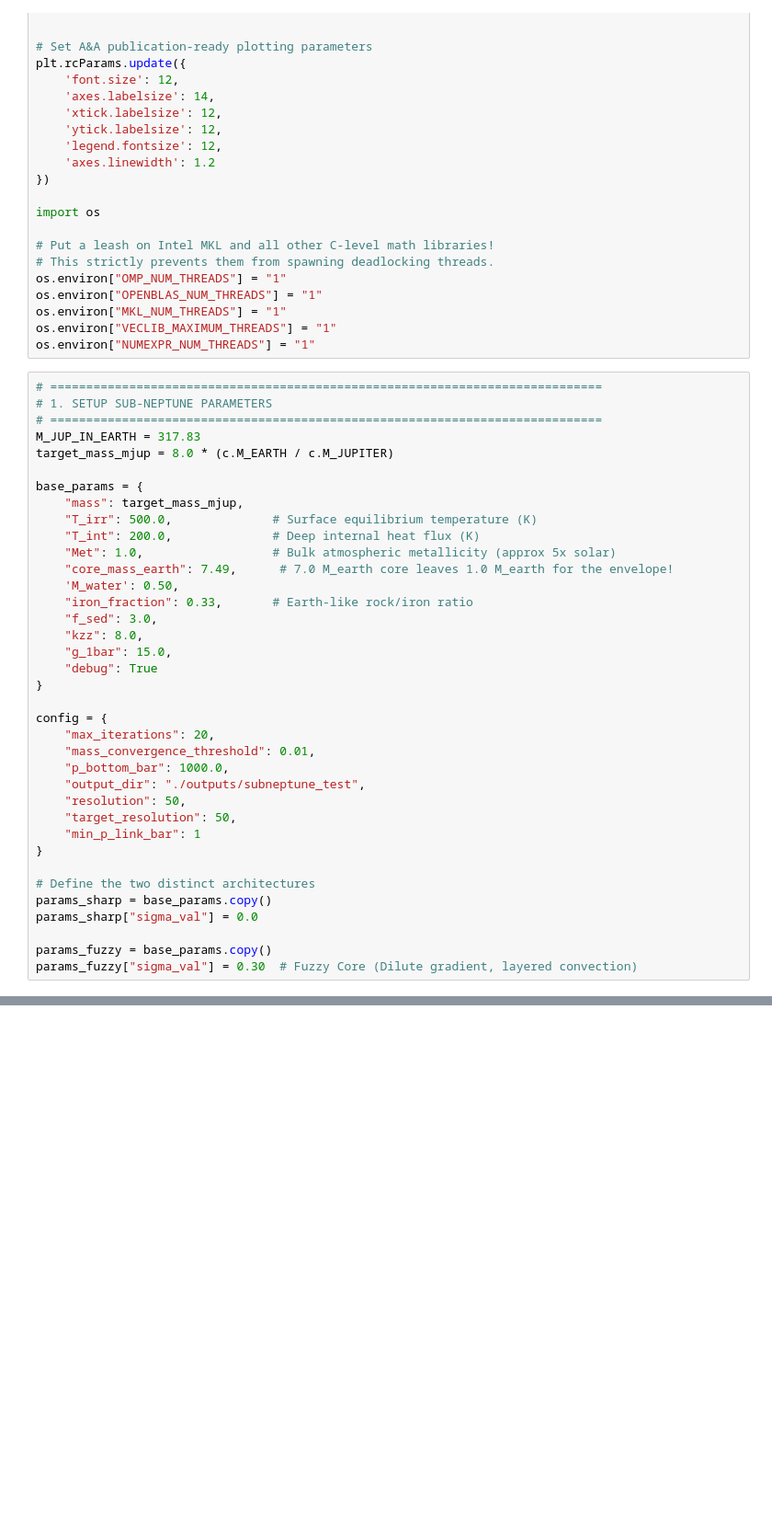
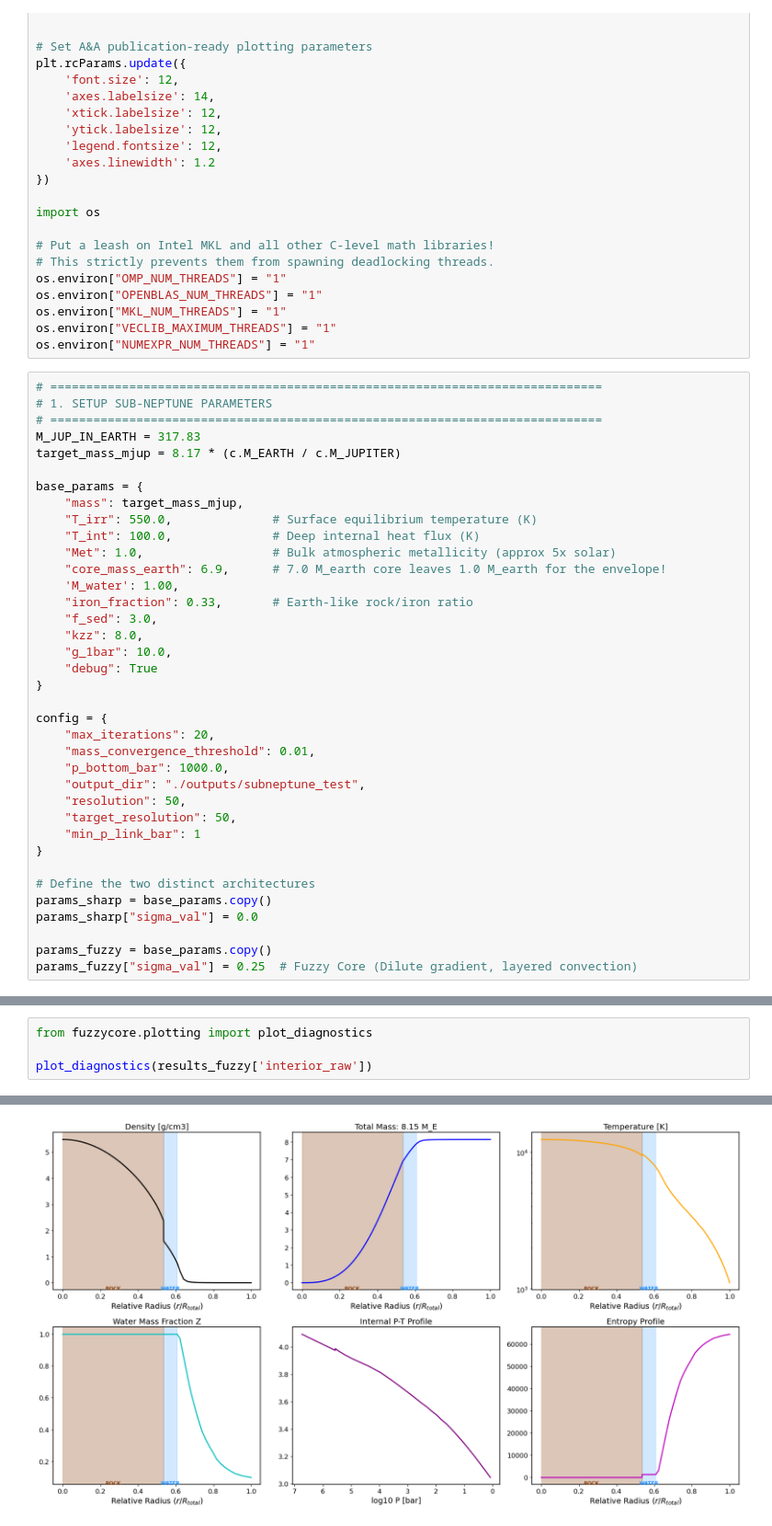
Before and after one commit to ChristianSWilkinson/exoweave, a Jupyter notebook: notebooks/sub-neptune test.ipynb, the cells around one changed output, grey strips where cells are left out. Shown at 92% size. Saved outputs shown, nothing was run; the diff lists cells and outputs as text; blank space fills up the shorter version.

```diff
--- a/notebooks/sub-neptune test.ipynb
+++ b/notebooks/sub-neptune test.ipynb
@@ -34,19 +34,19 @@ os.environ["NUMEXPR_NUM_THREADS"] = "1"
 # 1. SETUP SUB-NEPTUNE PARAMETERS
 # =============================================================================
 M_JUP_IN_EARTH = 317.83
-target_mass_mjup = 8.0 * (c.M_EARTH / c.M_JUPITER)
+target_mass_mjup = 8.17 * (c.M_EARTH / c.M_JUPITER)
 
 base_params = {
     "mass": target_mass_mjup,
-    "T_irr": 500.0,              # Surface equilibrium temperature (K)
-    "T_int": 200.0,              # Deep internal heat flux (K)
+    "T_irr": 550.0,              # Surface equilibrium temperature (K)
+    "T_int": 100.0,              # Deep internal heat flux (K)
     "Met": 1.0,                  # Bulk atmospheric metallicity (approx 5x solar)
-    "core_mass_earth": 7.49,      # 7.0 M_earth core leaves 1.0 M_earth for the envelope!
-    'M_water': 0.50,
+    "core_mass_earth": 6.9,      # 7.0 M_earth core leaves 1.0 M_earth for the envelope!
+    'M_water': 1.00,
     "iron_fraction": 0.33,       # Earth-like rock/iron ratio
     "f_sed": 3.0,
     "kzz": 8.0,
-    "g_1bar": 15.0,
+    "g_1bar": 10.0,
     "debug": True
 }
 
@@ -65,7 +65,7 @@ params_sharp = base_params.copy()
 params_sharp["sigma_val"] = 0.0
 
 params_fuzzy = base_params.copy()
-params_fuzzy["sigma_val"] = 0.30  # Fuzzy Core (Dilute gradient, layered convection)
+params_fuzzy["sigma_val"] = 0.25  # Fuzzy Core (Dilute gradient, layered convection)
 # %%
 # =============================================================================
 # 2. RUN THE COUPLED MODELS
@@ -428,0 +408,5 @@ if results_fuzzy['status'] == 'converged':
+# %%
+from fuzzycore.plotting import plot_diagnostics
+
+plot_diagnostics(results_fuzzy['interior_raw'])
+# %% [output]
@@ -428,0 +414 @@ if results_fuzzy['status'] == 'converged':
+[figure, added]
```
Also changed, not shown: parts of 6 cells of this notebook, 12 other files.
